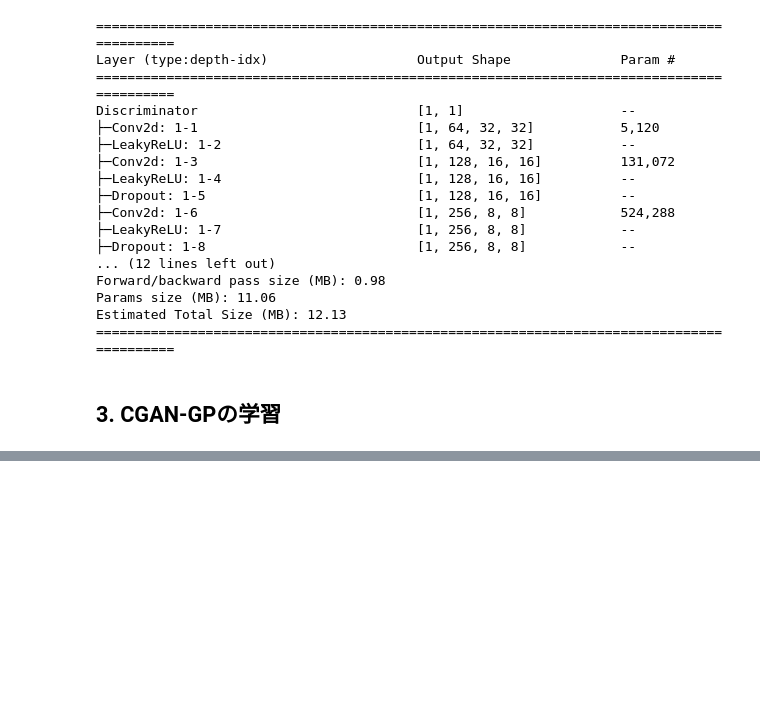
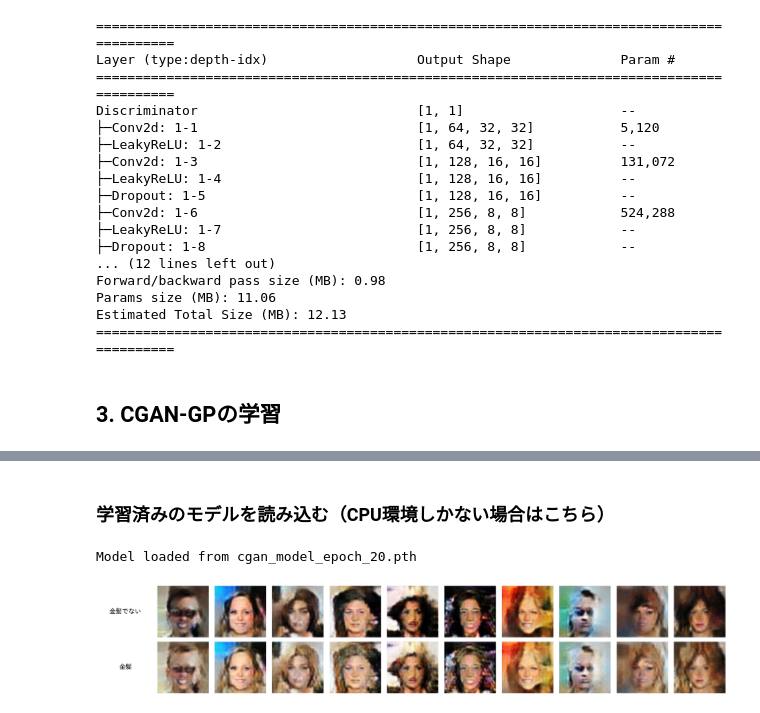
Before and after one commit to sol-sun/Generative_Deep_Learning_2nd_Pytorch, a Jupyter notebook: 04_gan/cgan.ipynb, the cells around one changed output, grey strips where cells are left out. Saved outputs shown, nothing was run; the diff lists cells and outputs as text; code cells hidden in the pictures; blank space fills up the shorter version.

Commit message:
models change

```diff
--- a/04_gan/cgan.ipynb
+++ b/04_gan/cgan.ipynb
@@ -455,7 +458,7 @@ def save_model(model, path):
     torch.save(model.state_dict(), path)
 
 def load_model(model, path, device):
-    model.load_state_dict(torch.load(path, map_location=device))
+    model.load_state_dict(torch.load(path, map_location=device, weights_only=False))
     model = model.to(device)
     model.eval()
     print(f"Model loaded from {path}")
@@ -550,0 +522,56 @@ Created in <span style='font-weight:600;margin-left:4px;'>Deepnote</span></a>
+# %% [markdown]
+### 学習済みのモデルを読み込む（CPU環境しかない場合はこちら）
+# %%
+import urllib.request
+
+# モデルのURL
+model_url = "https://github.com/sol-sun/Generative_Deep_Learning_2nd_Pytorch/raw/main/04_gan/models/cgan_model_epoch_20.pth"
+local_model_path = "cgan_model_epoch_20.pth"
+
+# モデルをダウンロード
+urllib.request.urlretrieve(model_url, local_model_path)
+
+# Move the model to the device and load it
+cgan = load_model(cgan, local_model_path, device)
+# %% [output]
+Model loaded from cgan_model_epoch_20.pth
+# %%
+import torch
+import matplotlib.pyplot as plt
+
+N = 10
+z_sample = torch.randn(size=(N, Z_DIM), device=device)
+
+# 非金髪の画像生成
+labels_not_blonde = torch.tensor([[1, 0]], device=device).repeat(N, 1)
+imgs_not_blonde = cgan.G(z_sample, labels_not_blonde) * 0.5 + 0.5
+
+# 金髪の画像生成
+labels_blonde = torch.tensor([[0, 1]], device=device).repeat(N, 1)
+imgs_blonde = cgan.G(z_sample, labels_blonde) * 0.5 + 0.5
+
+# N+1列のプロットを作成（最初の列はラベル用）
+fig, axes = plt.subplots(2, N+1, figsize=((N+1)*2, 4))
+
+# 左端の列にラベルを表示
+for ax in axes[:, 0]:
+    ax.axis('off')
+
+# ラベルを90度傾けて表示（テキストを横向きにする）
+axes[0, 0].text(0.5, 0.5, '金髪でない', rotation=0, verticalalignment='center', horizontalalignment='center', fontsize=16)
+axes[1, 0].text(0.5, 0.5, '金髪', rotation=0, verticalalignment='center', horizontalalignment='center', fontsize=16)
+
+# 画像をプロット
+for i in range(N):
+    # 非金髪の画像
+    axes[0, i+1].imshow(imgs_not_blonde[i].detach().cpu().permute(1, 2, 0))
+    axes[0, i+1].axis('off')
+
+    # 金髪の画像
+    axes[1, i+1].imshow(imgs_blonde[i].detach().cpu().permute(1, 2, 0))
+    axes[1, i+1].axis('off')
+
+plt.tight_layout()
+plt.show()
+# %% [output]
+[figure, added]
```
Also changed, not shown: parts of 13 cells of this notebook, 3 other files.
